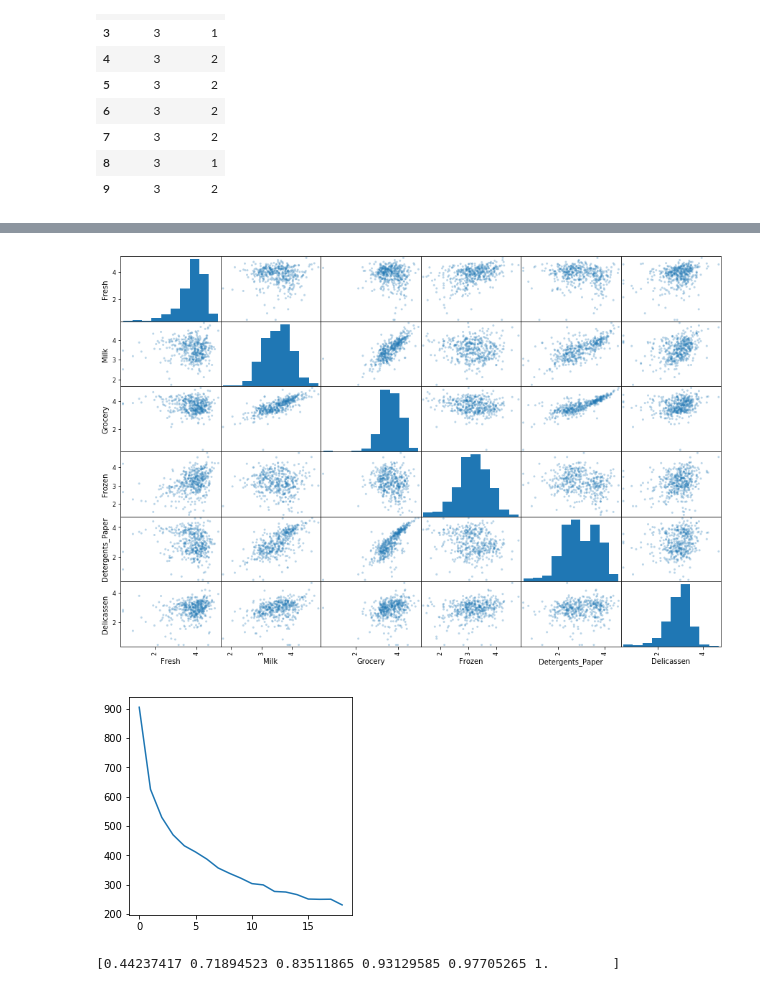
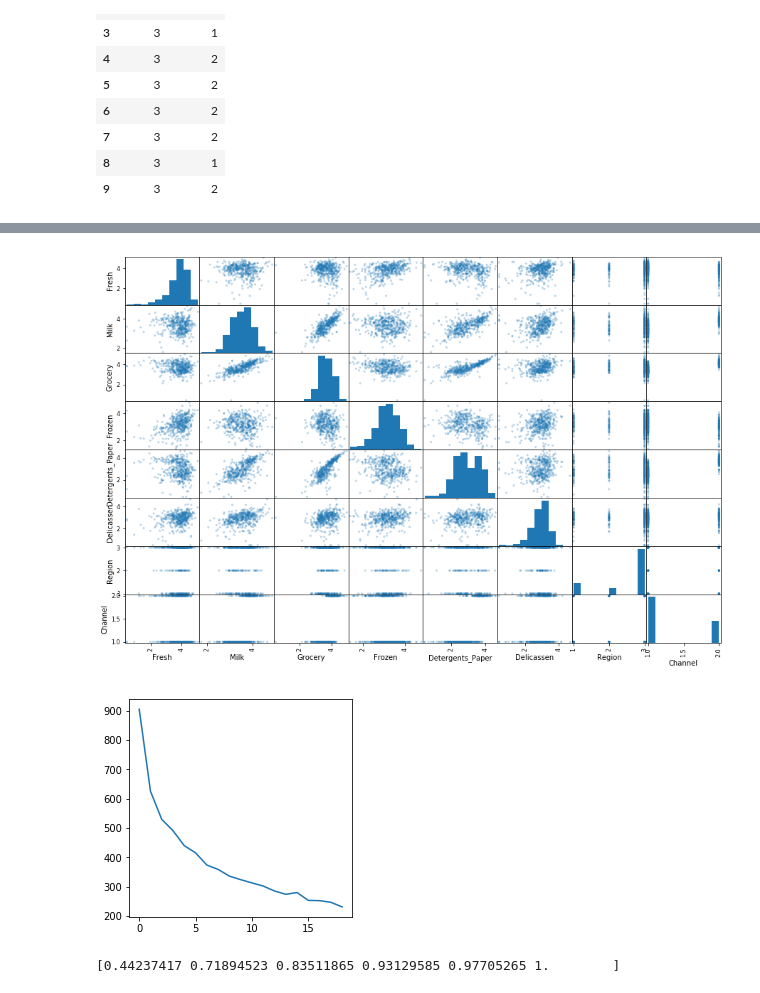
Before and after one commit to ohmorimori/diveintocode-ml, a Jupyter notebook: diveintocode-term1/sprint/sprint7/sprint7-ml-scratch-clustering.ipyn.ipynb, the cells around one changed output, grey strips where cells are left out. Saved outputs shown, nothing was run; the diff lists cells and outputs as text; code cells hidden in the pictures.

```diff
--- a/diveintocode-term1/sprint/sprint7/sprint7-ml-scratch-clustering.ipyn.ipynb
+++ b/diveintocode-term1/sprint/sprint7/sprint7-ml-scratch-clustering.ipyn.ipynb
@@ -557 +339,4 @@ df_b[:10]
 df_a_log = np.log10(df_a)
+# %%
+df_log = pd.concat([df_a_log, df_b], axis=1)
+df_log.head()
@@ -558,21 +350,21 @@ df_a_log = np.log10(df_a)
 # %%
 #分布を確認
-pd.plotting.scatter_matrix(df_a_log, alpha=0.3, figsize=(15, 10));
+pd.plotting.scatter_matrix(df_log, alpha=0.3, figsize=(15, 10));
 # %% [output]
-[figure, old version]
+[figure, new version]
 # %%
 #エルボー法でk-meansのクラスター数見積もり
-#どの辺に変曲点あるかわかりにくい
+#~4くらい?
 n = 20
 sse = np.empty((n, 1))
 for i in range(1, n):
-        clf = ScratchKMeans(n_neighbors=i)
+        clf = ScratchKMeans(n_clusters=i)
         clf.fit(df_a_log)
-        cluster, sse[i] = clf.predict(df_a_log)
+        cluster, distance, sse[i] = clf.predict(df_a_log)
 fig, ax = plt.subplots(1, 1, figsize=(4, 4))
 ax = plt.plot(sse[1:], label=i)
 plt.show()
 # %% [output]
-[figure, old version]
+[figure, new version]
 # %%
 #PCAの分散説明率を表示
```
Also changed, not shown: parts of 42 cells of this notebook.
